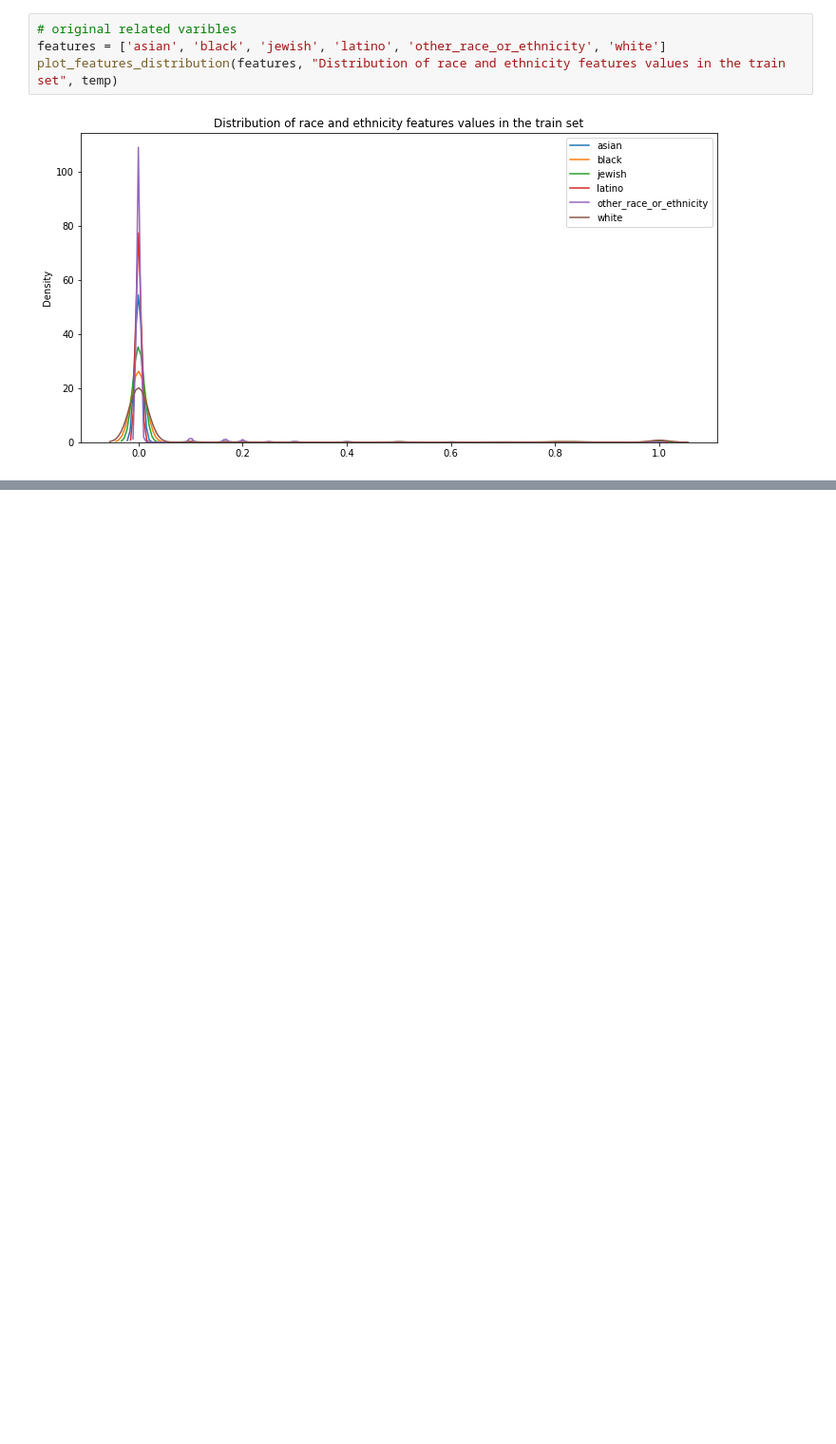
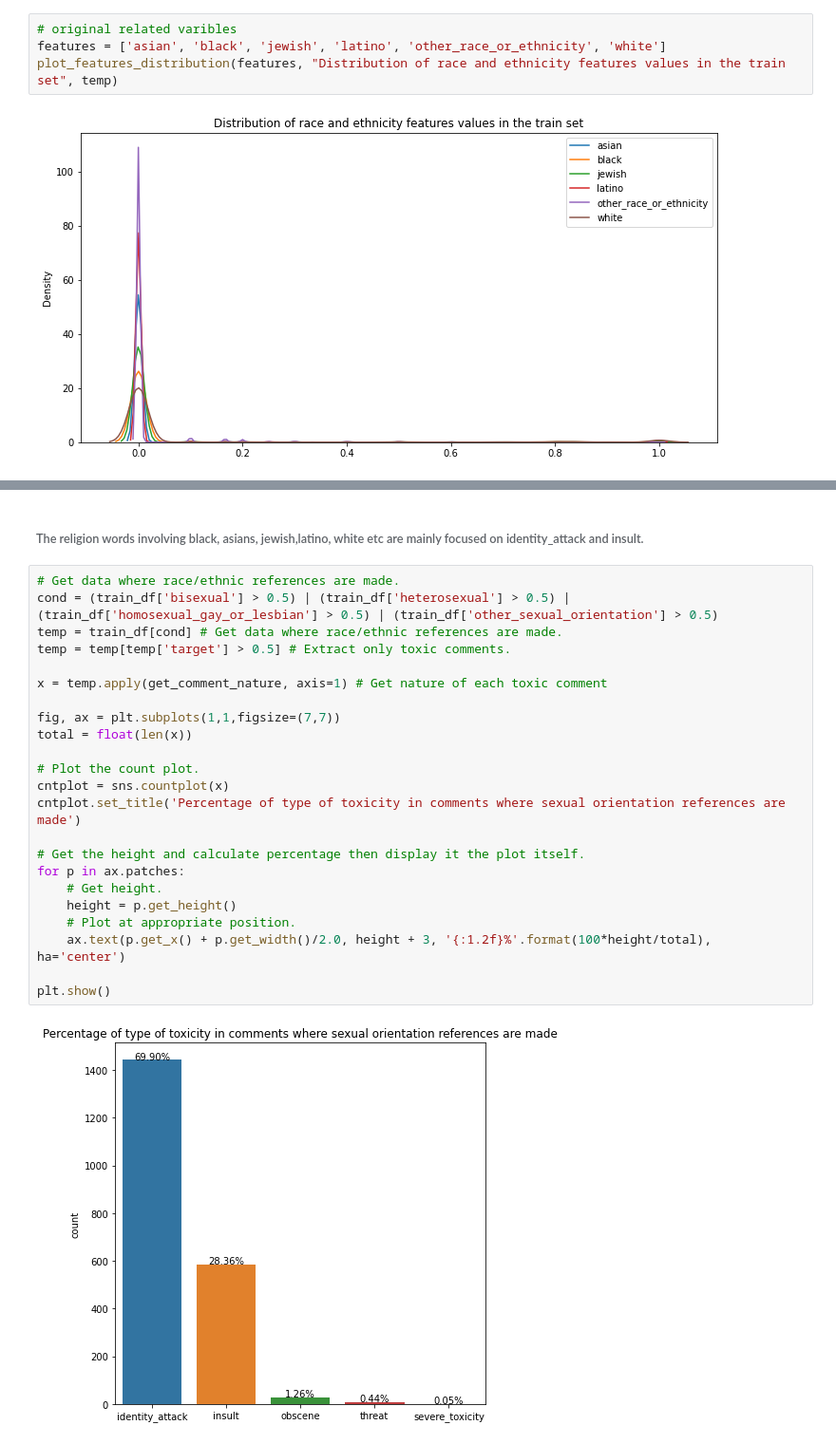
Before and after one commit to rhodapang/Toxic-Comment-Classification-, a Jupyter notebook: Data Wrangling and EDA.ipynb, the cells around one changed output, grey strips where cells are left out. Shown at 95% size. Cells and saved outputs as stored; diff of their text form; blank space fills up the shorter version.

```diff
--- a/Data Wrangling and EDA.ipynb
+++ b/Data Wrangling and EDA.ipynb
@@ -340,0 +380,27 @@ plot_features_distribution(features, "Distribution of race and ethnicity feature
+# %% [markdown]
+######  The religion words involving black, asians, jewish,latino, white etc are mainly focused on identity_attack and insult.
+# %%
+# Get data where race/ethnic references are made.
+cond = (train_df['bisexual'] > 0.5) | (train_df['heterosexual'] > 0.5) | (train_df['homosexual_gay_or_lesbian'] > 0.5) | (train_df['other_sexual_orientation'] > 0.5)
+temp = train_df[cond] # Get data where race/ethnic references are made.
+temp = temp[temp['target'] > 0.5] # Extract only toxic comments.
+
+x = temp.apply(get_comment_nature, axis=1) # Get nature of each toxic comment
+
+fig, ax = plt.subplots(1,1,figsize=(7,7))
+total = float(len(x))
+
+# Plot the count plot.
+cntplot = sns.countplot(x)
+cntplot.set_title('Percentage of type of toxicity in comments where sexual orientation references are made')
+
+# Get the height and calculate percentage then display it the plot itself.
+for p in ax.patches:
+    # Get height.
+    height = p.get_height()
+    # Plot at appropriate position.
+    ax.text(p.get_x() + p.get_width()/2.0, height + 3, '{:1.2f}%'.format(100*height/total), ha='center')
+
+plt.show()
+# %% [output]
+[figure, added]
```
Also changed, not shown: parts of 29 cells of this notebook.
